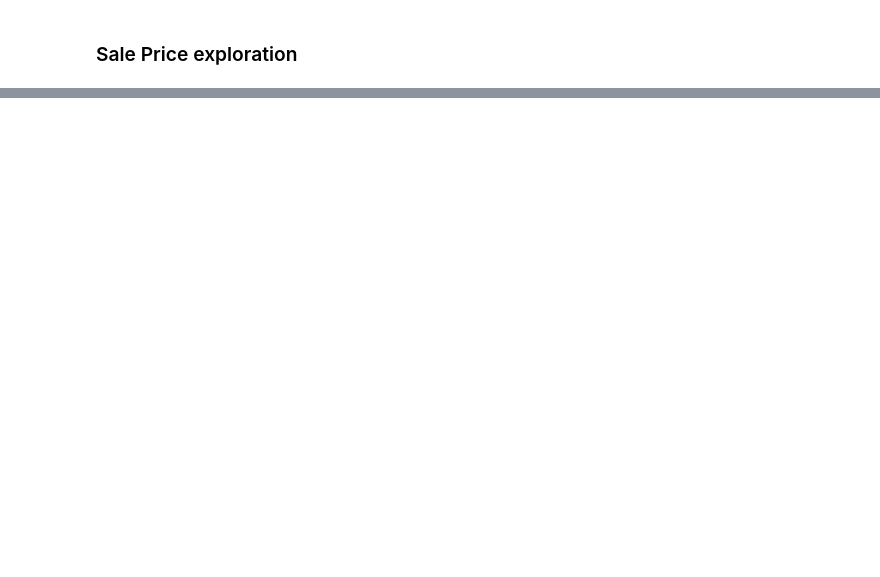
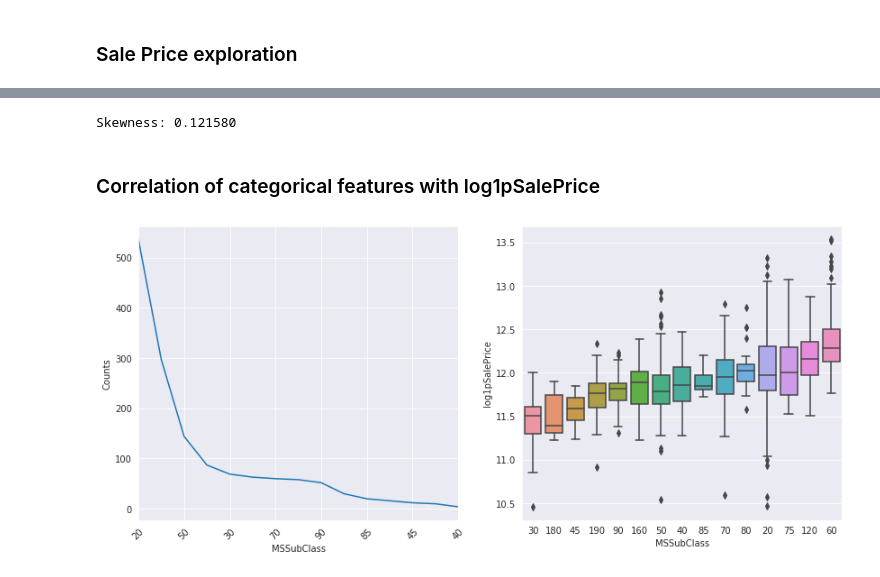
Before and after one commit to md9845/HousePrices, a Jupyter notebook: EDA.ipynb, the cells around one changed output, grey strips where cells are left out. Drawn from its saved outputs; the diff is of its cells as text; code cells hidden in the pictures; blank space fills up the shorter version.

```diff
--- a/EDA.ipynb
+++ b/EDA.ipynb
@@ -345,0 +365,5 @@ To retain the current behavior and silence the warning, pass 'sort=True'.
+# %%
+#We use the numpy fuction log1p which  applies log(1+x) to all elements of the column
+train_df['log1pSalePrice'] = np.log1p(train_df['SalePrice'])
+
+coldist('log1pSalePrice')
@@ -345,0 +374,10 @@ To retain the current behavior and silence the warning, pass 'sort=True'.
+# %%
+print("Skewness: %f" % train_df['log1pSalePrice'].skew())
+# %% [output]
+Skewness: 0.121580
+# %% [markdown]
+### Correlation of categorical features with log1pSalePrice
+# %%
+plot_feature(train_df, 'MSSubClass', 'log1pSalePrice')
+# %% [output]
+[figure, added]
```
Also changed, not shown: parts of 150 cells of this notebook.
